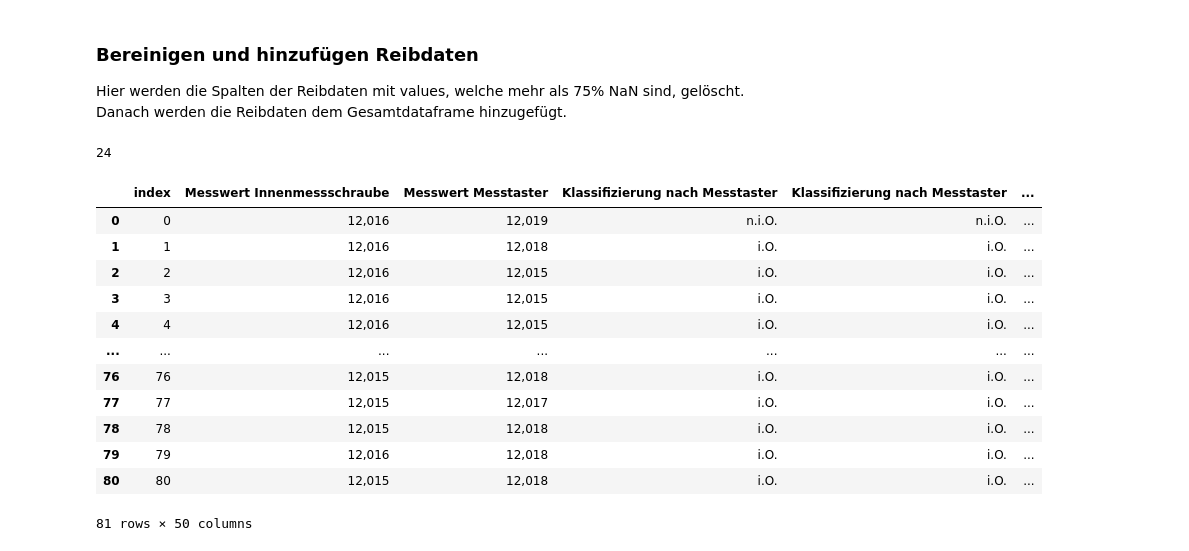
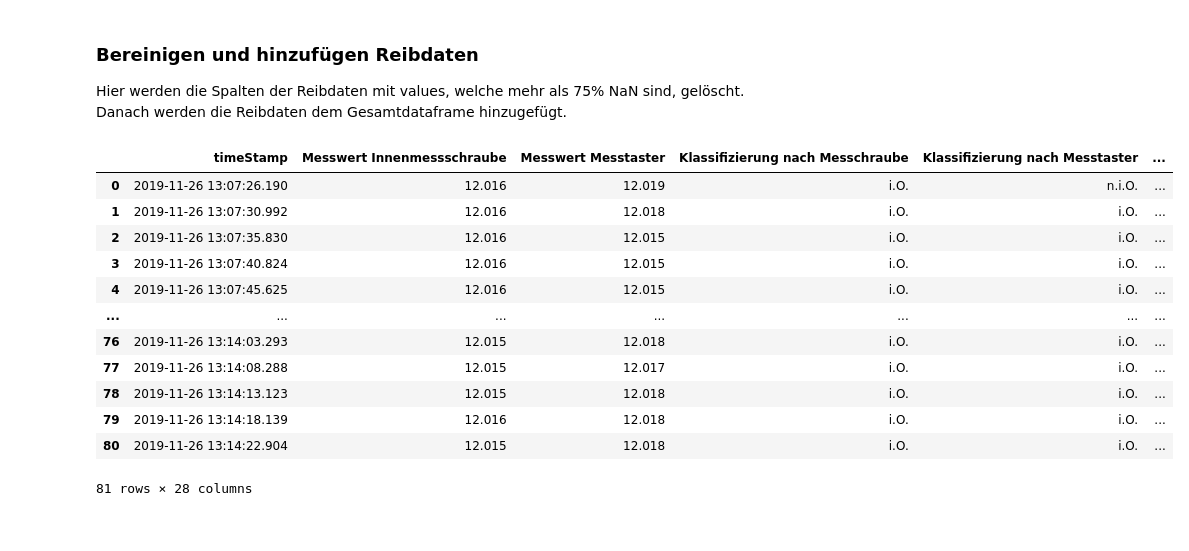
Before and after one commit to Xavubil/master_project_machine_learning, a Jupyter notebook: data_exploration/Data Preparation + ML.ipynb, the cells around one changed output. Saved outputs shown, nothing was run; the diff lists cells and outputs as text; code cells hidden in the pictures.

Commit message:
add new data. remove old functionality. add new data preparation.

```diff
--- a/data_exploration/Data Preparation + ML.ipynb
+++ b/data_exploration/Data Preparation + ML.ipynb
@@ -24,0 +28,3 @@ messergebnisse_daten = messergebnisse_daten[messergebnisse_columns]
+# %%
+messergebnisse_daten = messergebnisse_daten.drop(columns=['Unnamed: 6', 'Bezeichnung Bohrung'])
+messergebnisse_daten
@@ -254,6 +216,8 @@ merge_csv_erg_prot.reset_index(drop=True)
 
 Hier werden die Spalten der Reibdaten mit values, welche mehr als 75% NaN sind, gelöscht. Danach werden die Reibdaten dem Gesamtdataframe hinzugefügt.
 # %%
+reib_daten = reib_daten.rename(columns=lambda x: x.strip('12430012063.'))
+
 def calculatePercentileNaNInReibdaten(column):
     return (count_nans[column] / 81) * 100
 
@@ -264,26 +228,49 @@ for key, value in reib_daten.iteritems():
     if reib_daten[key].dtypes == 'float64':
         if calculatePercentileNaNInReibdaten(key) >= 75:
             reib_daten = reib_daten.drop(columns=key)
-
-
-merge_csv_erg_prot = merge_csv_erg_prot.merge(reib_daten, left_index=True, right_index=True)
-# %% [output]
-24
-# %%
-merge_csv_erg_prot
-# %% [output]
-|  | index | Messwert Innenmessschraube | Messwert Messtaster | Klassifizierung nach Messtaster | Klassifizierung nach Messtaster | ... |
-| 0 | 0 | 12,016 | 12,019 | n.i.O. | n.i.O. | ... |
-| 1 | 1 | 12,016 | 12,018 | i.O. | i.O. | ... |
-| 2 | 2 | 12,016 | 12,015 | i.O. | i.O. | ... |
-| 3 | 3 | 12,016 | 12,015 | i.O. | i.O. | ... |
-| 4 | 4 | 12,016 | 12,015 | i.O. | i.O. | ... |
-| ... | ... | ... | ... | ... | ... | ... |
-| 76 | 76 | 12,015 | 12,018 | i.O. | i.O. | ... |
-| 77 | 77 | 12,015 | 12,017 | i.O. | i.O. | ... |
-| 78 | 78 | 12,015 | 12,018 | i.O. | i.O. | ... |
-| 79 | 79 | 12,016 | 12,018 | i.O. | i.O. | ... |
-| 80 | 80 | 12,015 | 12,018 | i.O. | i.O. | ... |
-81 rows × 50 columns
+# %%
+machine_data_layer_1 = messergebnisse_daten.merge(reib_daten, left_index=True, right_index=True)
+# %%
+#machine_data_layer_1.columns
+machine_data_layer_1 = machine_data_layer_1[['timeStamp', 'Messwert Innenmessschraube',
+       'Messwert Messtaster', 'Klassifizierung nach Messchraube',
+       'Klassifizierung nach Messtaster', 'Klassifizierung nach Grenzlehrdorn',
+       'A1_Axis.Actual_Power', 'Energy_Savings.Active_Power_X',
+       'Energy_Savings.Active_Power_Y', 'Energy_Savings.Active_Power_Z',
+       'Main_Spindle.MPC_Peak', 'Main_Spindle.MPC_Veff_Total',
+       'Main_Spindle.Temperature_Spindle',
+       'Tool_Control_Center.Axial_Force_Compression',
+       'Tool_Control_Center.Axial_Force_Tension',
+       'Tool_Control_Center.Bending_Moment', 'Tool_Control_Center.Symmetry',
+       'X1_Axis.Actual_Feed_Rate', 'X1_Axis.Actual_Position_MCS',
+       'X1_Axis.Actual_Power', 'Y1_Axis.Actual_Feed_Rate',
+       'Y1_Axis.Actual_Position_MCS', 'Y1_Axis.Actual_Power',
+       'Y1_Axis.Temperature_Y_Slide', 'Z1_Axis.Actual_Feed_Rate',
+       'Z1_Axis.Actual_Position_MCS', 'Z1_Axis.Actual_Power',
+       'Label']]
+
+machine_data_layer_1['Main_Spindle.Temperature_Spindle'] = machine_data_layer_1['Main_Spindle.Temperature_Spindle'].fillna(method='ffill')
+machine_data_layer_1['Y1_Axis.Temperature_Y_Slide'] = machine_data_layer_1['Y1_Axis.Temperature_Y_Slide'].fillna(method='ffill')
+machine_data_layer_1['Tool_Control_Center.Axial_Force_Compression'] = machine_data_layer_1['Tool_Control_Center.Axial_Force_Compression'].fillna(method='pad')
+machine_data_layer_1['A1_Axis.Actual_Power'] = machine_data_layer_1['A1_Axis.Actual_Power'].fillna(method='pad')
+machine_data_layer_1['Tool_Control_Center.Axial_Force_Tension'] = machine_data_layer_1['Tool_Control_Center.Axial_Force_Tension'].fillna(method='pad')
+machine_data_layer_1['Tool_Control_Center.Bending_Moment'] = machine_data_layer_1['Tool_Control_Center.Bending_Moment'].fillna(method='pad')
+#machine_data_layer_1.isna().any()
+# %%
+machine_data_layer_1
+# %% [output]
+|  | timeStamp | Messwert Innenmessschraube | Messwert Messtaster | Klassifizierung nach Messchraube | Klassifizierung nach Messtaster | ... |
+| 0 | 2019-11-26 13:07:26.190 | 12.016 | 12.019 | i.O. | n.i.O. | ... |
+| 1 | 2019-11-26 13:07:30.992 | 12.016 | 12.018 | i.O. | i.O. | ... |
+| 2 | 2019-11-26 13:07:35.830 | 12.016 | 12.015 | i.O. | i.O. | ... |
+| 3 | 2019-11-26 13:07:40.824 | 12.016 | 12.015 | i.O. | i.O. | ... |
+| 4 | 2019-11-26 13:07:45.625 | 12.016 | 12.015 | i.O. | i.O. | ... |
+| ... | ... | ... | ... | ... | ... | ... |
+| 76 | 2019-11-26 13:14:03.293 | 12.015 | 12.018 | i.O. | i.O. | ... |
+| 77 | 2019-11-26 13:14:08.288 | 12.015 | 12.017 | i.O. | i.O. | ... |
+| 78 | 2019-11-26 13:14:13.123 | 12.015 | 12.018 | i.O. | i.O. | ... |
+| 79 | 2019-11-26 13:14:18.139 | 12.016 | 12.018 | i.O. | i.O. | ... |
+| 80 | 2019-11-26 13:14:22.904 | 12.015 | 12.018 | i.O. | i.O. | ... |
+81 rows × 28 columns
 # %%
 # write to csv
```
Also changed, not shown: parts of 12 cells of this notebook, 2 other files.
